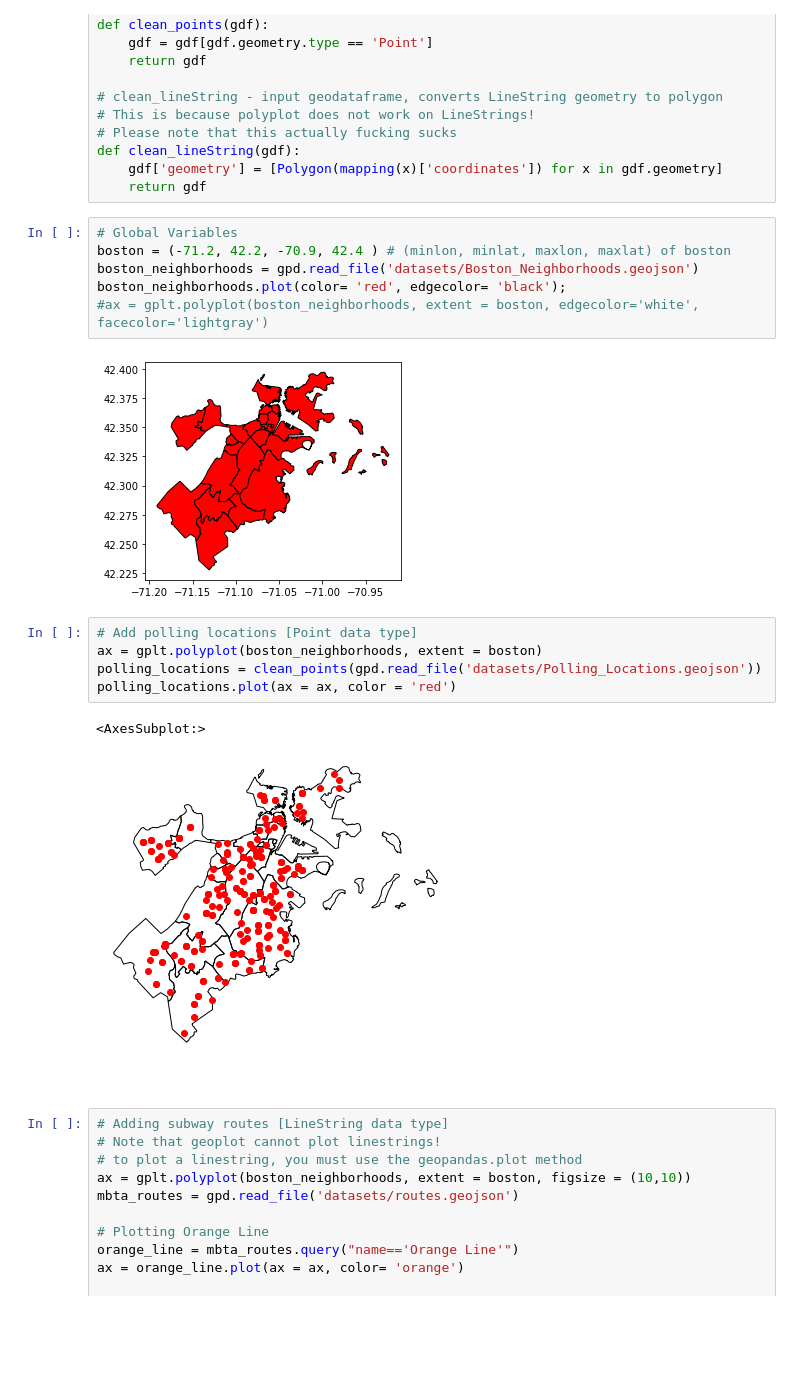
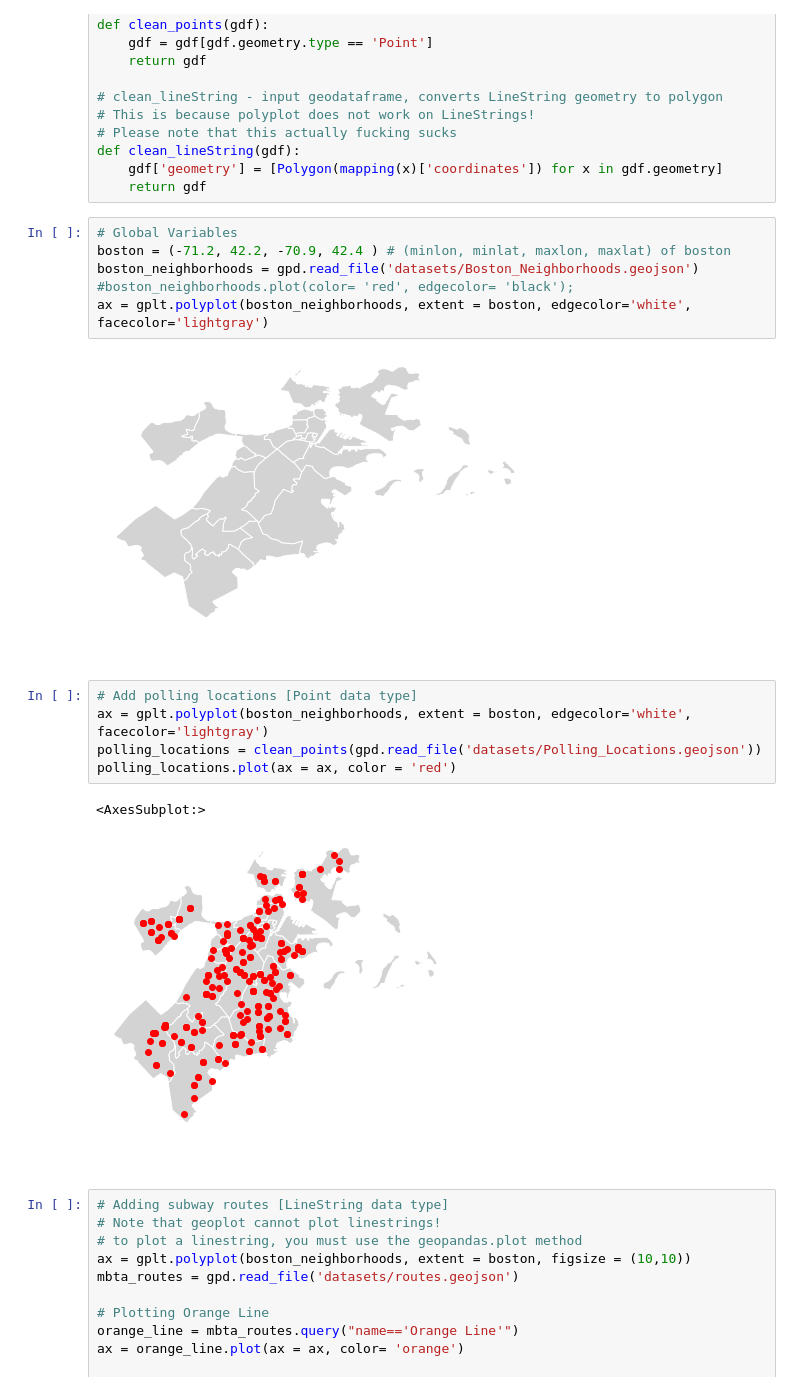
Before and after one commit to broussardjojo/bvr2, a Jupyter notebook: main.ipynb, the cells around one changed output. Saved outputs shown, nothing was run; the diff lists cells and outputs as text; blank space fills up the shorter version.

```diff
--- a/main.ipynb
+++ b/main.ipynb
@@ -28,19 +28,19 @@ def clean_lineString(gdf):
 # %%
 # Global Variables
 boston = (-71.2, 42.2, -70.9, 42.4 ) # (minlon, minlat, maxlon, maxlat) of boston
 boston_neighborhoods = gpd.read_file('datasets/Boston_Neighborhoods.geojson')
-boston_neighborhoods.plot(color= 'red', edgecolor= 'black');
-#ax = gplt.polyplot(boston_neighborhoods, extent = boston, edgecolor='white', facecolor='lightgray')
+#boston_neighborhoods.plot(color= 'red', edgecolor= 'black');
+ax = gplt.polyplot(boston_neighborhoods, extent = boston, edgecolor='white', facecolor='lightgray')
 # %% [output]
-[figure, old version]
+[figure, new version]
 # %%
 # Add polling locations [Point data type]
-ax = gplt.polyplot(boston_neighborhoods, extent = boston)
+ax = gplt.polyplot(boston_neighborhoods, extent = boston, edgecolor='white', facecolor='lightgray')
 polling_locations = clean_points(gpd.read_file('datasets/Polling_Locations.geojson'))
 polling_locations.plot(ax = ax, color = 'red')
 # %% [output]
 <AxesSubplot:>
-[figure, old version]
+[figure, new version]
 # %%
 # Adding subway routes [LineString data type]
 # Note that geoplot cannot plot linestrings!
```
